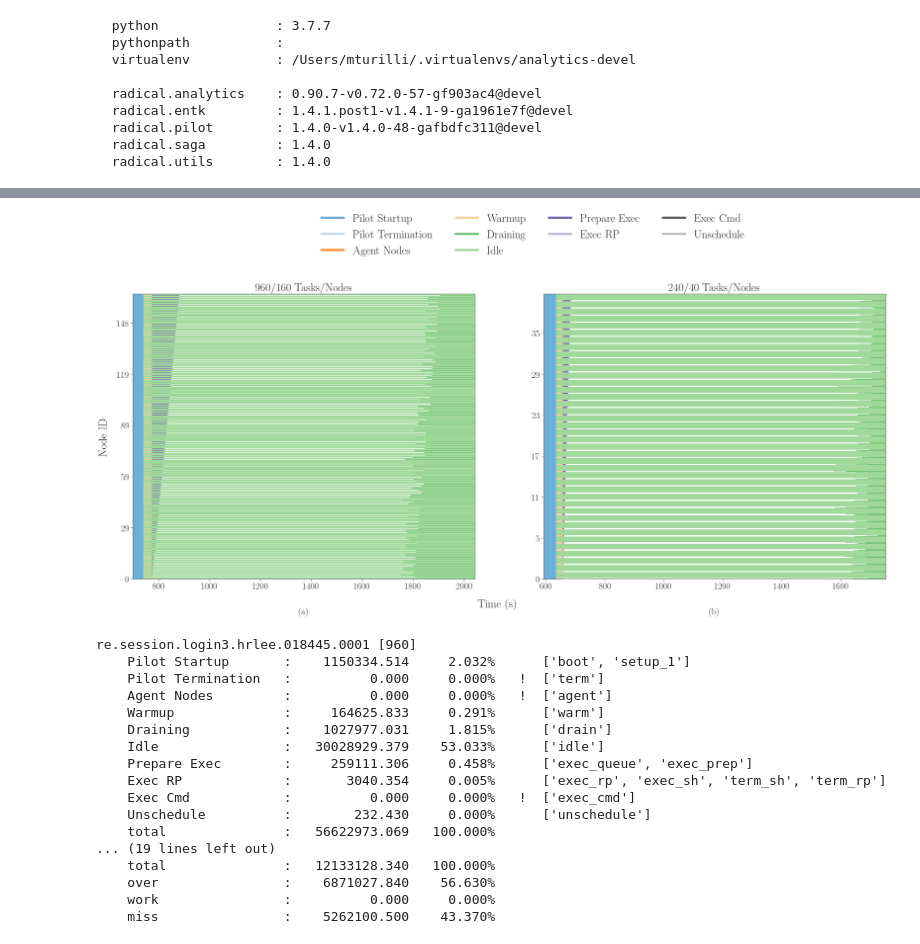
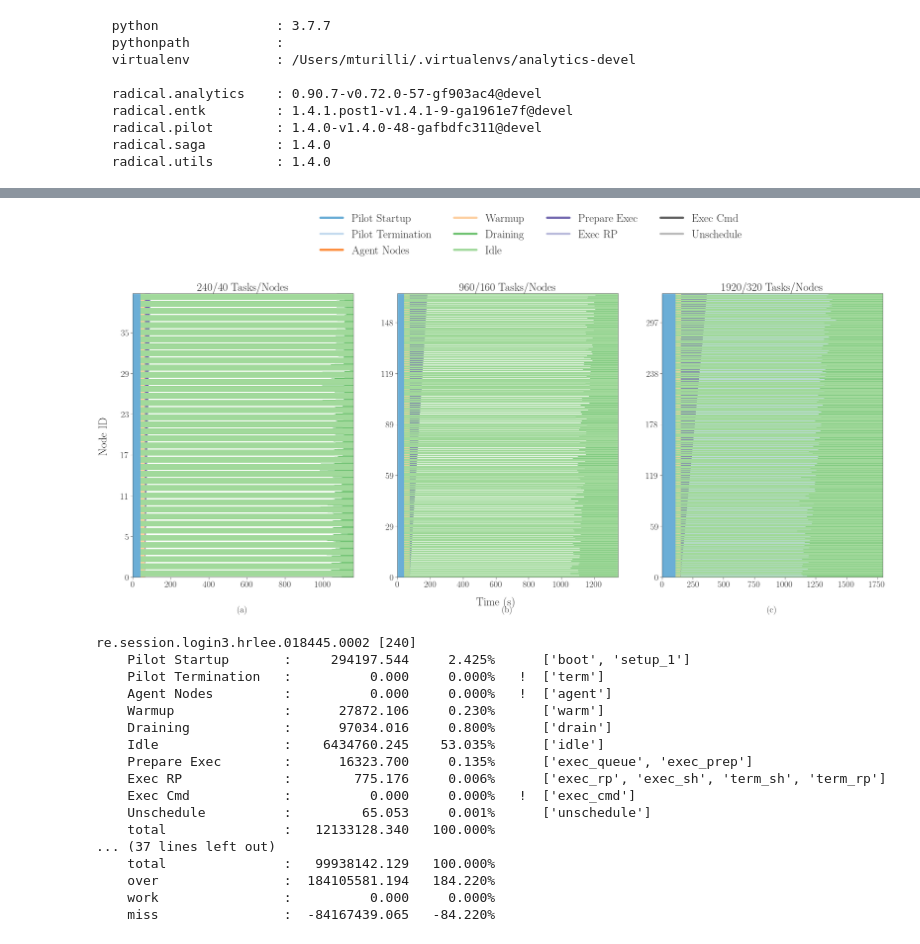
Before and after one commit to radical-experiments/extasy_profiling, a Jupyter notebook: analysis/gromacs_hyungro_entk_optmized.ipynb, the cells around one changed output, grey strips where cells are left out. Cells and saved outputs as stored; diff of their text form; code cells hidden in the pictures.

Commit message:
Plot somewhat fixed session

```diff
--- a/analysis/gromacs_hyungro_entk_optmized.ipynb
+++ b/analysis/gromacs_hyungro_entk_optmized.ipynb
@@ -17,8 +17,9 @@ import radical.entk as re
   radical.saga         : 1.4.0
   radical.utils        : 1.4.0
 # %%
-suds = ['re.session.login3.hrlee.018445.0001',
-        're.session.login3.hrlee.018445.0002'
+suds = ['re.session.login3.hrlee.018445.0002',
+        're.session.login3.hrlee.018445.0001',
+        're.session.login5.hrlee.018445.0005'
        ]
 sdir = '../data/raw_gromacs/'
 sids = [sdir+s for s in suds]
@@ -246,10 +248,17 @@ for session in sobjs.sessions:
     n_units = len(session.get(etype='unit'))
 
     p_size = 0
+    p_zero = 0
     for pilot in session.get(etype='pilot'):
         p_size += pilot.description['cores']
 
     xkeys.append('%s / %s' % (n_units, p_size))
+# %%
+# zero points to zero the axes of the plot.
+p_zeros = {}
+for session in sobjs.sessions:
+    for pilot in session.get(etype='pilot'):
+        p_zeros[session.uid] = pilot.timestamps(event={ru.EVENT: 'bootstrap_0_start'})[0]
 # %%
 def update_ticks(x, pos):
     return int(x/168)
@@ -300,7 +309,7 @@ for sid in suds:
         for part in parts:
             for uid in consumed[sid][part]:
                 for block in consumed[sid][part][uid]:
-                    orig_x = block[0]
+                    orig_x = block[0] - p_zeros[sid]
                     orig_y = block[2] - 0.5
                     width = block[1] - block[0]
                     height = block[3] - block[2] + 1.0
@@ -319,52 +328,52 @@ for sid in suds:
                     x_max = max(x_max, orig_x + width)
                     y_max = max(y_max, orig_y + height)
 
                     patch = mpl.patches.Rectangle((orig_x, orig_y),
                                                   width, height,
                                                   facecolor=color,
                                                   edgecolor='black',
                                                   fill=True, lw=0.0)
                     ax.add_patch(patch)
 
     ax.set_xlim([x_min, x_max])
     ax.set_ylim([y_min, y_max])
 
     ax.set_xlabel('(%s)' % j, labelpad=45)
     ax.yaxis.set_major_formatter(mticker.FuncFormatter(update_ticks))
 
     i = i+1
     j = chr(ord(j) + 1)
 
 # Add common axes lables
 fig.text(0.09,  0.5, 'Node ID' , va='center', rotation='vertical', fontsize=30)
 fig.text(0.5 ,  0.05, 'Time (s)', ha='center', fontsize=30)
 
 # Add legend
 fig.legend(legend, [m[0] for m in metrics_default], loc='upper center',
            bbox_to_anchor=(0.45, 1.1), fontsize=30, ncol=4)
 
 plt.savefig('figures/extasy_debug.pdf', dpi=300, bbox_inches='tight')
 plt.savefig('figures/extasy_debug.png', dpi=300, bbox_inches='tight')
 # %% [output]
-[figure, old version]
+[figure, new version]
 # %%
 for sid in suds:
     print(info[sid])
 # %% [output]
-re.session.login3.hrlee.018445.0001 [960]
-    Pilot Startup       :    1150334.514     2.032%      ['boot', 'setup_1']
+re.session.login3.hrlee.018445.0002 [240]
+    Pilot Startup       :     294197.544     2.425%      ['boot', 'setup_1']
     Pilot Termination   :          0.000     0.000%   !  ['term']
     Agent Nodes         :          0.000     0.000%   !  ['agent']
-    Warmup              :     164625.833     0.291%      ['warm']
-    Draining            :    1027977.031     1.815%      ['drain']
-    Idle                :   30028929.379    53.033%      ['idle']
-    Prepare Exec        :     259111.306     0.458%      ['exec_queue', 'exec_prep']
-    Exec RP             :       3040.354     0.005%      ['exec_rp', 'exec_sh', 'term_sh', 'term_rp']
+    Warmup              :      27872.106     0.230%      ['warm']
+    Draining            :      97034.016     0.800%      ['drain']
+    Idle                :    6434760.245    53.035%      ['idle']
+    Prepare Exec        :      16323.700     0.135%      ['exec_queue', 'exec_prep']
+    Exec RP             :        775.176     0.006%      ['exec_rp', 'exec_sh', 'term_sh', 'term_rp']
     Exec Cmd            :          0.000     0.000%   !  ['exec_cmd']
-    Unschedule          :        232.430     0.000%      ['unschedule']
-    total               :   56622973.069   100.000%
-... (19 lines left out)
+    Unschedule          :         65.053     0.001%      ['unschedule']
     total               :   12133128.340   100.000%
-    over                :    6871027.840    56.630%
+... (37 lines left out)
+    total               :   99938142.129   100.000%
+    over                :  184105581.194   184.220%
     work                :          0.000     0.000%
-    miss                :    5262100.500    43.370%
+    miss                :  -84167439.065   -84.220%
```
Also changed, not shown: parts of 2 cells of this notebook, 2 other files.
